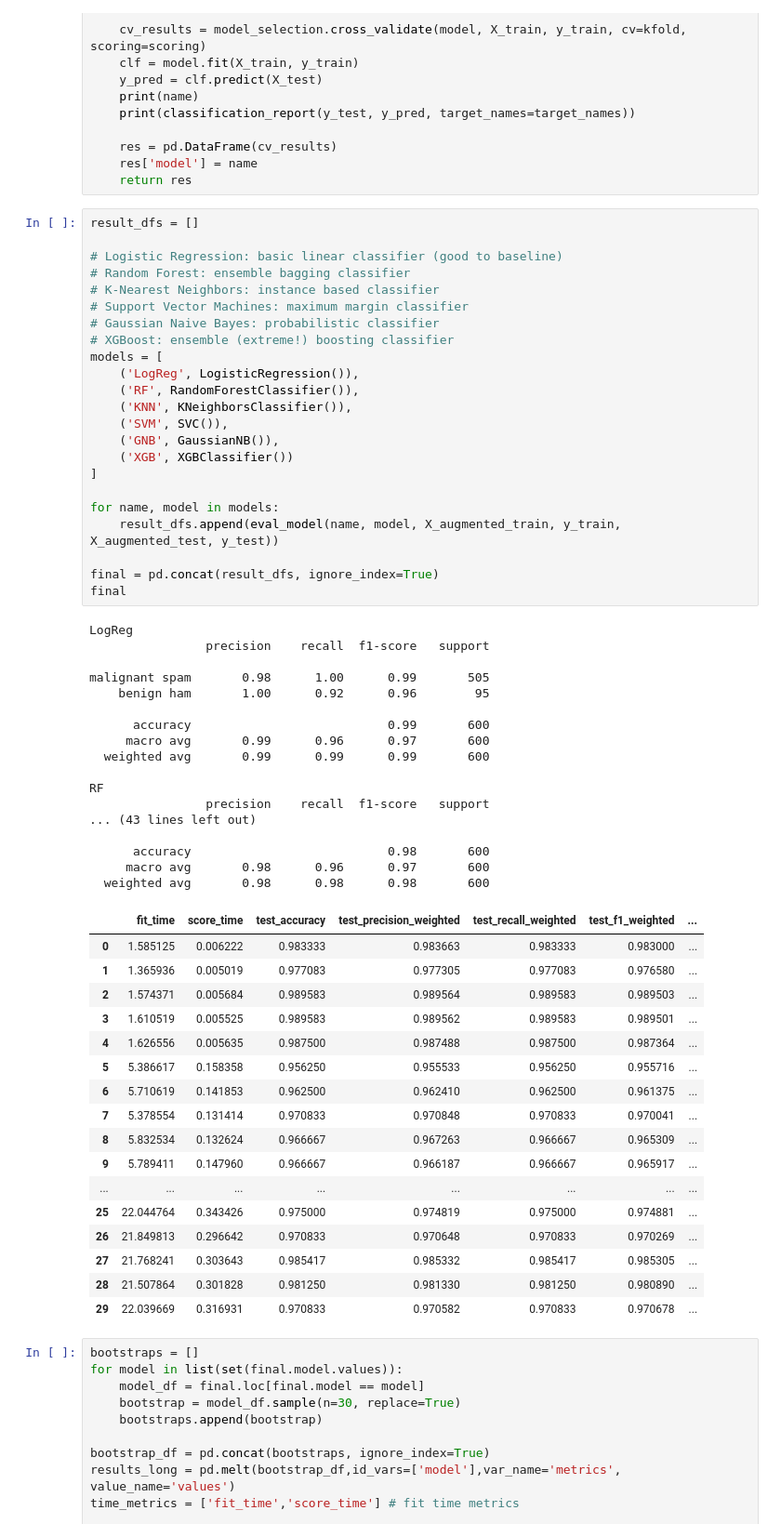
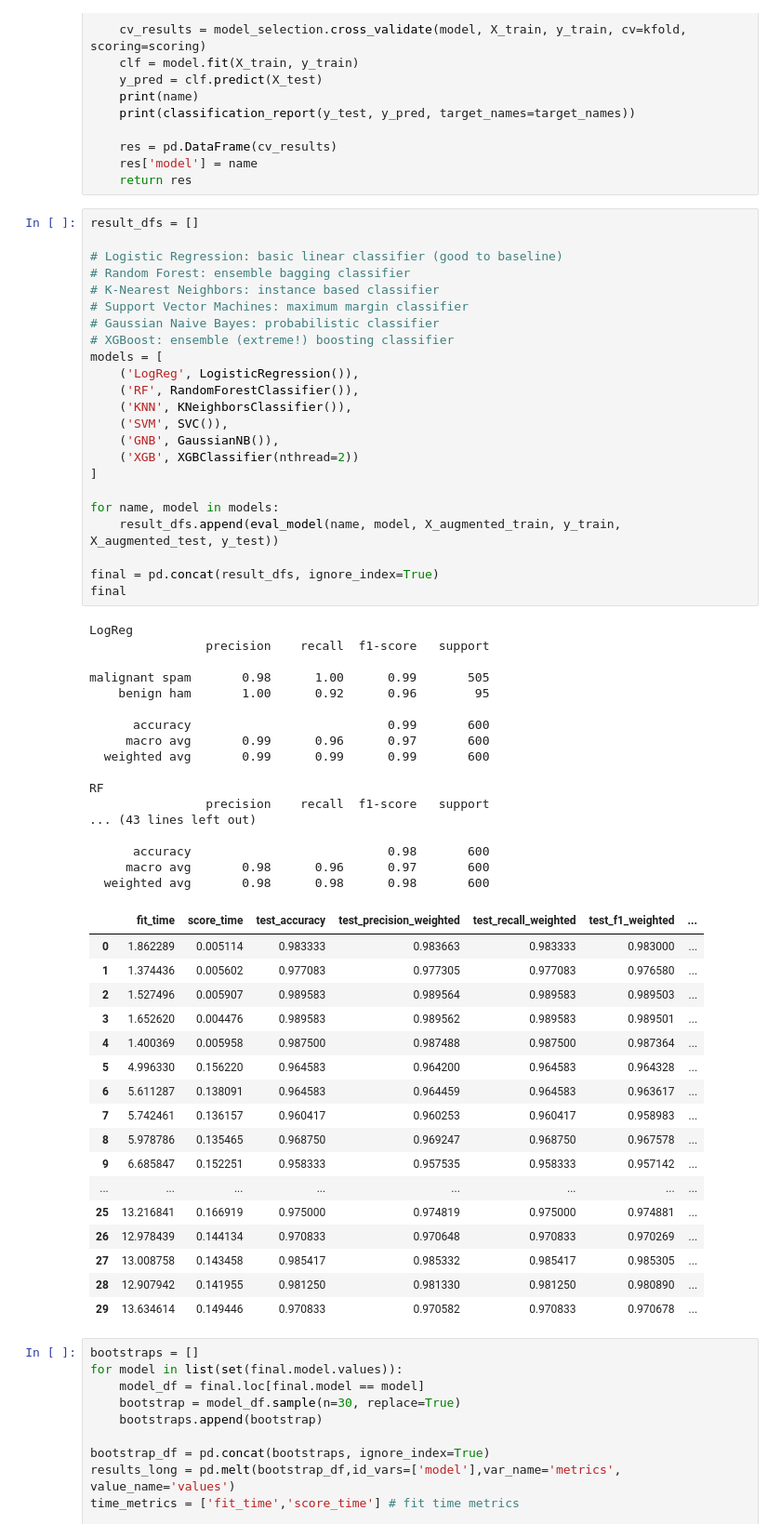
Before and after one commit to Sticksword/to-spam-or-not-to-spam, a Jupyter notebook: Spam Classification with Spam Assassin Data.ipynb, the cells around one changed output. Shown at 93% size. Cells and saved outputs as stored; diff of their text form.

```diff
--- a/Spam Classification with Spam Assassin Data.ipynb
+++ b/Spam Classification with Spam Assassin Data.ipynb
@@ -587,50 +587,50 @@ models = [
     ('RF', RandomForestClassifier()),
     ('KNN', KNeighborsClassifier()),
     ('SVM', SVC()),
     ('GNB', GaussianNB()),
-    ('XGB', XGBClassifier())
+    ('XGB', XGBClassifier(nthread=2))
 ]
 
 for name, model in models:
     result_dfs.append(eval_model(name, model, X_augmented_train, y_train, X_augmented_test, y_test))
 
 final = pd.concat(result_dfs, ignore_index=True)
 final
 # %% [output]
 LogReg
                 precision    recall  f1-score   support
 
 malignant spam       0.98      1.00      0.99       505
     benign ham       1.00      0.92      0.96        95
 
       accuracy                           0.99       600
      macro avg       0.99      0.96      0.97       600
   weighted avg       0.99      0.99      0.99       600
 
 RF
                 precision    recall  f1-score   support
 ... (43 lines left out)
 
       accuracy                           0.98       600
      macro avg       0.98      0.96      0.97       600
   weighted avg       0.98      0.98      0.98       600
 |  | fit_time | score_time | test_accuracy | test_precision_weighted | test_recall_weighted | test_f1_weighted | ... |
-| 0 | 1.585125 | 0.006222 | 0.983333 | 0.983663 | 0.983333 | 0.983000 | ... |
-| 1 | 1.365936 | 0.005019 | 0.977083 | 0.977305 | 0.977083 | 0.976580 | ... |
-| 2 | 1.574371 | 0.005684 | 0.989583 | 0.989564 | 0.989583 | 0.989503 | ... |
-| 3 | 1.610519 | 0.005525 | 0.989583 | 0.989562 | 0.989583 | 0.989501 | ... |
-| 4 | 1.626556 | 0.005635 | 0.987500 | 0.987488 | 0.987500 | 0.987364 | ... |
-| 5 | 5.386617 | 0.158358 | 0.956250 | 0.955533 | 0.956250 | 0.955716 | ... |
-| 6 | 5.710619 | 0.141853 | 0.962500 | 0.962410 | 0.962500 | 0.961375 | ... |
-| 7 | 5.378554 | 0.131414 | 0.970833 | 0.970848 | 0.970833 | 0.970041 | ... |
-| 8 | 5.832534 | 0.132624 | 0.966667 | 0.967263 | 0.966667 | 0.965309 | ... |
-| 9 | 5.789411 | 0.147960 | 0.966667 | 0.966187 | 0.966667 | 0.965917 | ... |
+| 0 | 1.862289 | 0.005114 | 0.983333 | 0.983663 | 0.983333 | 0.983000 | ... |
+| 1 | 1.374436 | 0.005602 | 0.977083 | 0.977305 | 0.977083 | 0.976580 | ... |
+| 2 | 1.527496 | 0.005907 | 0.989583 | 0.989564 | 0.989583 | 0.989503 | ... |
+| 3 | 1.652620 | 0.004476 | 0.989583 | 0.989562 | 0.989583 | 0.989501 | ... |
+| 4 | 1.400369 | 0.005958 | 0.987500 | 0.987488 | 0.987500 | 0.987364 | ... |
+| 5 | 4.996330 | 0.156220 | 0.964583 | 0.964200 | 0.964583 | 0.964328 | ... |
+| 6 | 5.611287 | 0.138091 | 0.964583 | 0.964459 | 0.964583 | 0.963617 | ... |
+| 7 | 5.742461 | 0.136157 | 0.960417 | 0.960253 | 0.960417 | 0.958983 | ... |
+| 8 | 5.978786 | 0.135465 | 0.968750 | 0.969247 | 0.968750 | 0.967578 | ... |
+| 9 | 6.685847 | 0.152251 | 0.958333 | 0.957535 | 0.958333 | 0.957142 | ... |
 | ... | ... | ... | ... | ... | ... | ... | ... |
-| 25 | 22.044764 | 0.343426 | 0.975000 | 0.974819 | 0.975000 | 0.974881 | ... |
-| 26 | 21.849813 | 0.296642 | 0.970833 | 0.970648 | 0.970833 | 0.970269 | ... |
-| 27 | 21.768241 | 0.303643 | 0.985417 | 0.985332 | 0.985417 | 0.985305 | ... |
-| 28 | 21.507864 | 0.301828 | 0.981250 | 0.981330 | 0.981250 | 0.980890 | ... |
-| 29 | 22.039669 | 0.316931 | 0.970833 | 0.970582 | 0.970833 | 0.970678 | ... |
+| 25 | 13.216841 | 0.166919 | 0.975000 | 0.974819 | 0.975000 | 0.974881 | ... |
+| 26 | 12.978439 | 0.144134 | 0.970833 | 0.970648 | 0.970833 | 0.970269 | ... |
+| 27 | 13.008758 | 0.143458 | 0.985417 | 0.985332 | 0.985417 | 0.985305 | ... |
+| 28 | 12.907942 | 0.141955 | 0.981250 | 0.981330 | 0.981250 | 0.980890 | ... |
+| 29 | 13.634614 | 0.149446 | 0.970833 | 0.970582 | 0.970833 | 0.970678 | ... |
 # %%
 bootstraps = []
 for model in list(set(final.model.values)):
```
Also changed, not shown: parts of 1 cell of this notebook, 5 other files.
